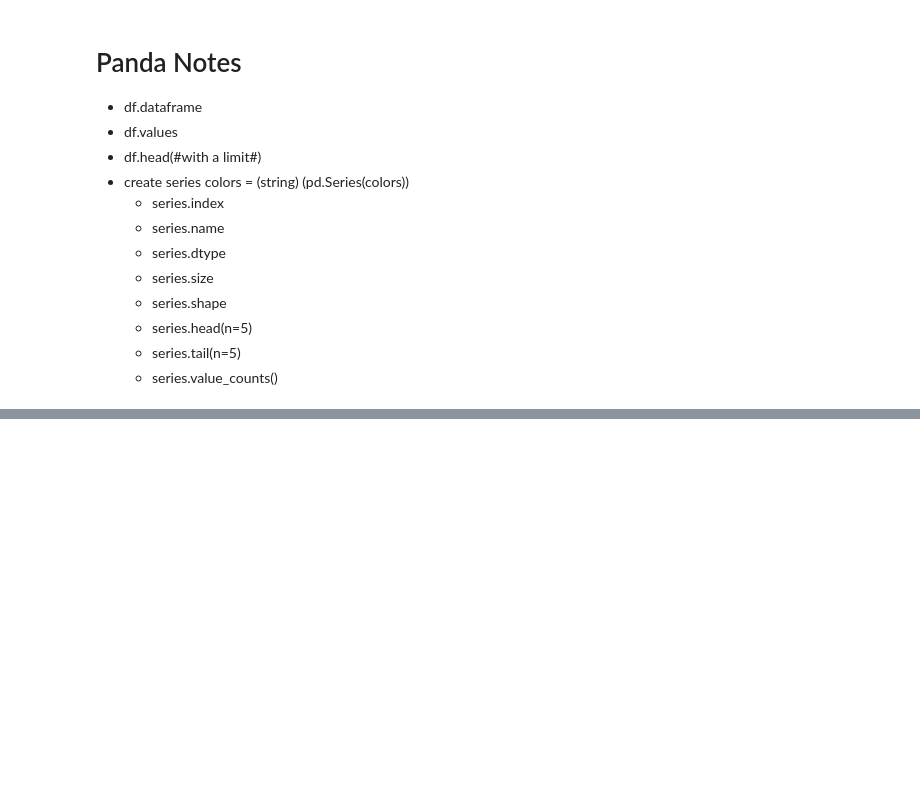
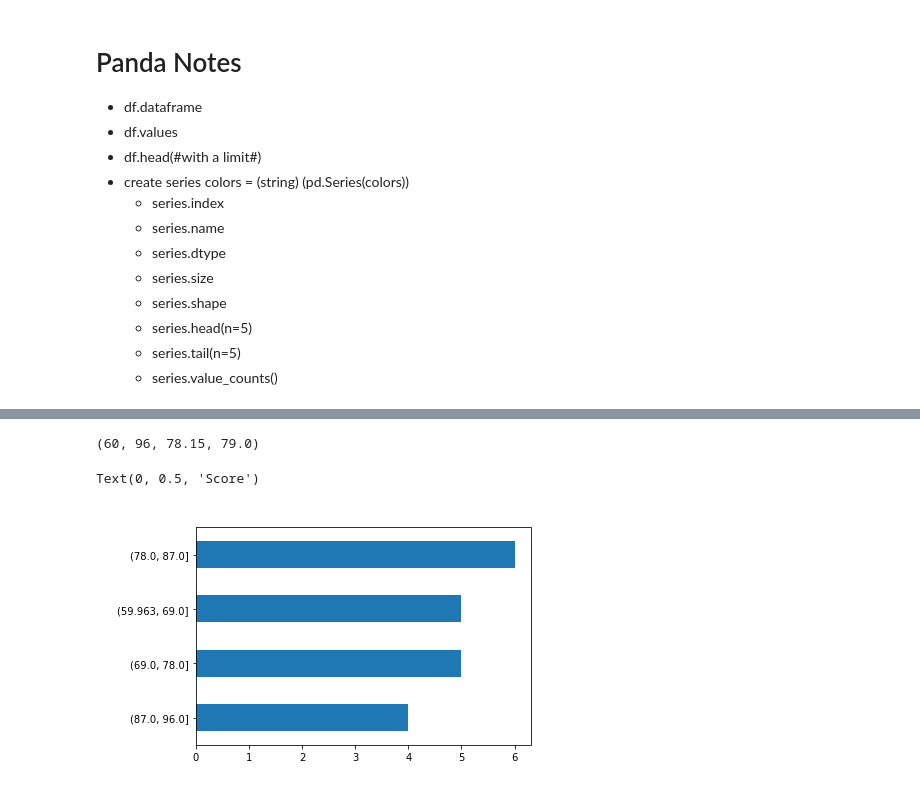
Before and after one commit to ljackson707/numpy-pandas-visualization-exercises, a Jupyter notebook: pandas_series.ipynb, the cells around one changed output, grey strips where cells are left out. Drawn from its saved outputs; the diff is of its cells as text; code cells hidden in the pictures; blank space fills up the shorter version.

```diff
--- a/pandas_series.ipynb
+++ b/pandas_series.ipynb
@@ -16,0 +358,4 @@ import pandas as pd
+# %%
+#3) Use pandas to create a Series from the following exam scores:
+scores = pd.Series([60, 86, 75, 62, 93, 71, 60, 83, 95, 78, 65, 72, 69, 81, 96, 80, 85, 92, 82, 78])
+scores
@@ -16,0 +380,14 @@ import pandas as pd
+# %%
+#a) What is the minimum exam score? The max, mean, median?
+scores.min(),scores.max(),scores.mean(),scores.median()
+# %% [output]
+(60, 96, 78.15, 79.0)
+# %%
+#b) Plot a histogram of the scores.
+scores.value_counts(bins = 4).sort_values().plot.barh()
+plt.title('Scores', color = 'w')
+plt.xlabel("Freq", color = 'w')
+plt.ylabel("Score", color = 'w')
+# %% [output]
+Text(0, 0.5, 'Score')
+[figure, added]
```
Also changed, not shown: parts of 58 cells of this notebook.
